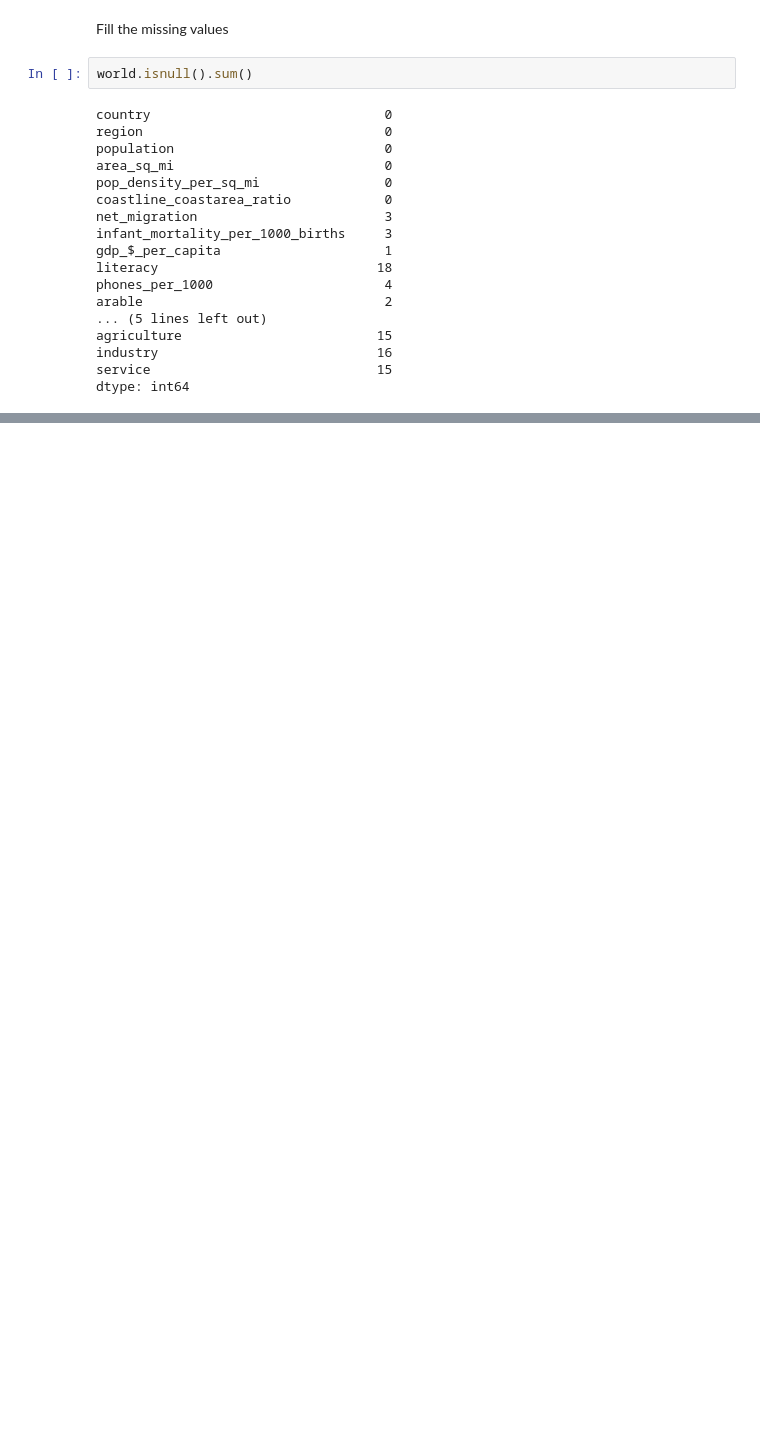
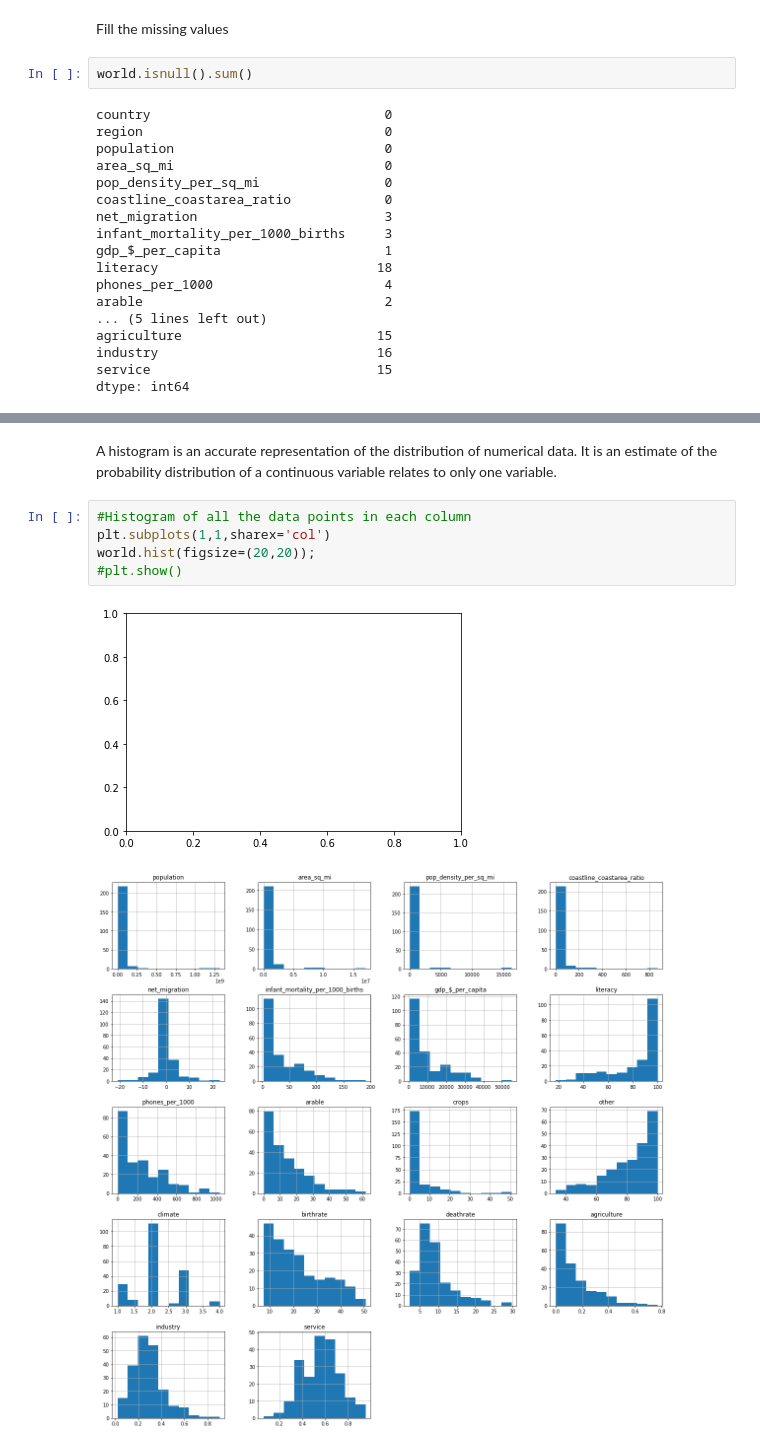
Before and after one commit to Rishiraj-singh7/Countries-of-the-world, a Jupyter notebook: main.ipynb, the cells around one changed output, grey strips where cells are left out. Saved outputs shown, nothing was run; the diff lists cells and outputs as text; blank space fills up the shorter version.

Commit message:
new clean data

```diff
--- a/main.ipynb
+++ b/main.ipynb
@@ -155,0 +185,10 @@ dtype: int64
+# %% [markdown]
+A histogram is an accurate representation of the distribution of numerical data. It is an estimate of the probability distribution of a continuous variable relates to only one variable.
+# %%
+#Histogram of all the data points in each column
+plt.subplots(1,1,sharex='col')
+world.hist(figsize=(20,20));
+#plt.show()
+# %% [output]
+[figure, added]
+[figure, added]
```
Also changed, not shown: parts of 17 cells of this notebook, 1 other file.
